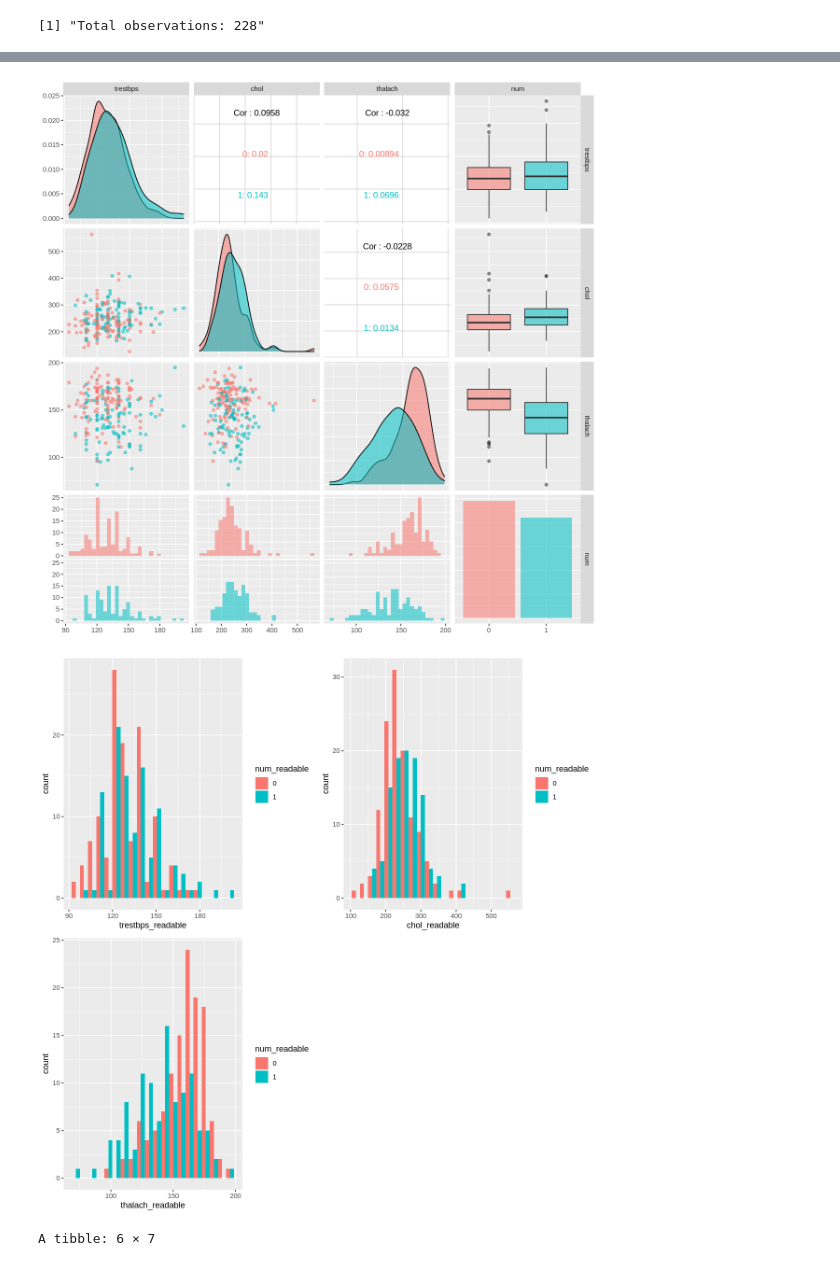
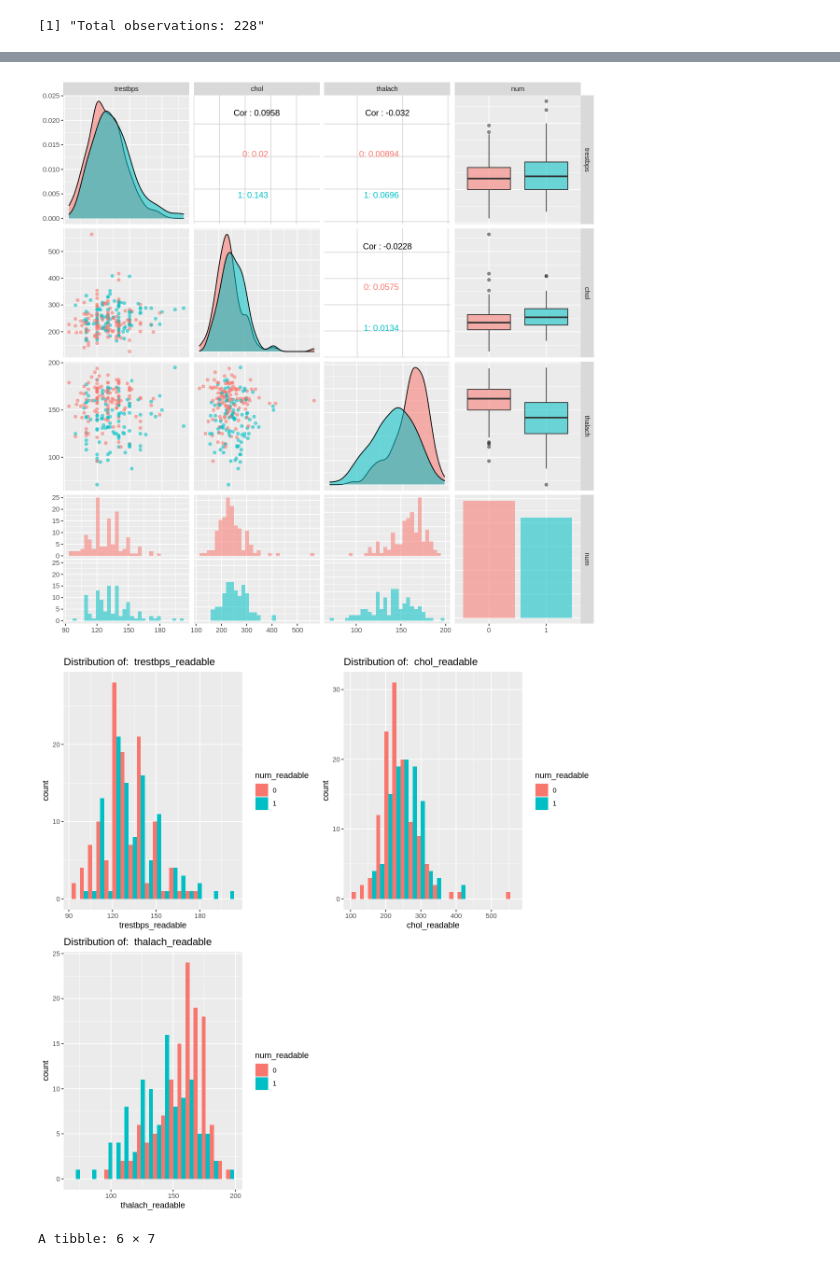
Before and after one commit to abnerbal/Heart_Disease_Predictor, a Jupyter notebook: code/code2.ipynb, the cells around one changed output, grey strips where cells are left out. Saved outputs shown, nothing was run; the diff lists cells and outputs as text; code cells hidden in the pictures.

Commit message:
add title to Visualizing in Code 2

```diff
--- a/code/code2.ipynb
+++ b/code/code2.ipynb
@@ -54,6 +54,8 @@ HumanReadable <- function(colName){
     return(read_able %>% pull())
   }
 }
+
+HumanReadableShort <- function(colName){HumanReadable(colName)}
 # %%
 # Code part 1, load lib, read data, wrangle data, split data.
 
@@ -119,28 +121,30 @@ A tibble: 228 × 4
 # %%
 # Code part 2, Visualizing, Summarize data before analyzing.
 count_num <- group_by(heart_data_train) %>%
             summarize(count = n()) %>%
             pull()
 print(paste("Total observations:", count_num))
 
+
 ggpairs(heart_data_train,
   mapping=aes(colour = get(target), alpha=0.4))
 
 histogramPlot <- function(p){
   ggplot(heart_data_train, aes(x=get(p), fill = get(target))) +
     geom_histogram(bins=20, position = "dodge") +
-    labs(x=HumanReadable(p), fill=HumanReadable(target))
+    labs(x=HumanReadable(p), fill=HumanReadable(target)) +
+    ggtitle(paste("Distribution of: ", HumanReadableShort(p)))
 }
 plot_grid(plotlist = map(predictors, histogramPlot), ncol = 2)
 # %% [output]
 [1] "Total observations: 228"
 `stat_bin()` using `bins = 30`. Pick better value with `binwidth`.
 
 `stat_bin()` using `bins = 30`. Pick better value with `binwidth`.
 
 `stat_bin()` using `bins = 30`. Pick better value with `binwidth`.
 [figure]
-[figure, old version]
+[figure, new version]
 # %%
 # Code part 3, Classification, tuning
 heart_recipe <- recipe(as.formula(paste(target, "~ .")), data = heart_data_train) %>%
```
Also changed, not shown: parts of 1 cell of this notebook.
